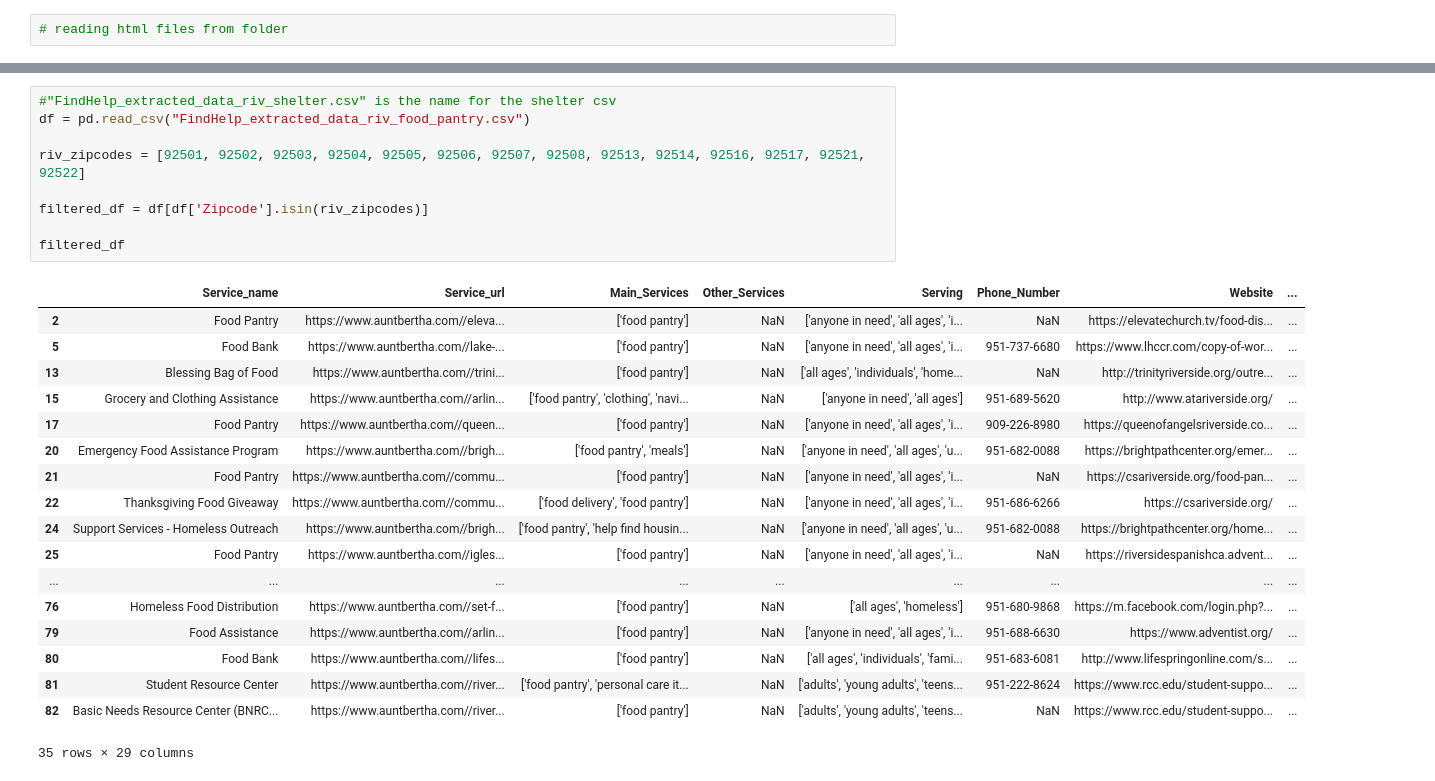
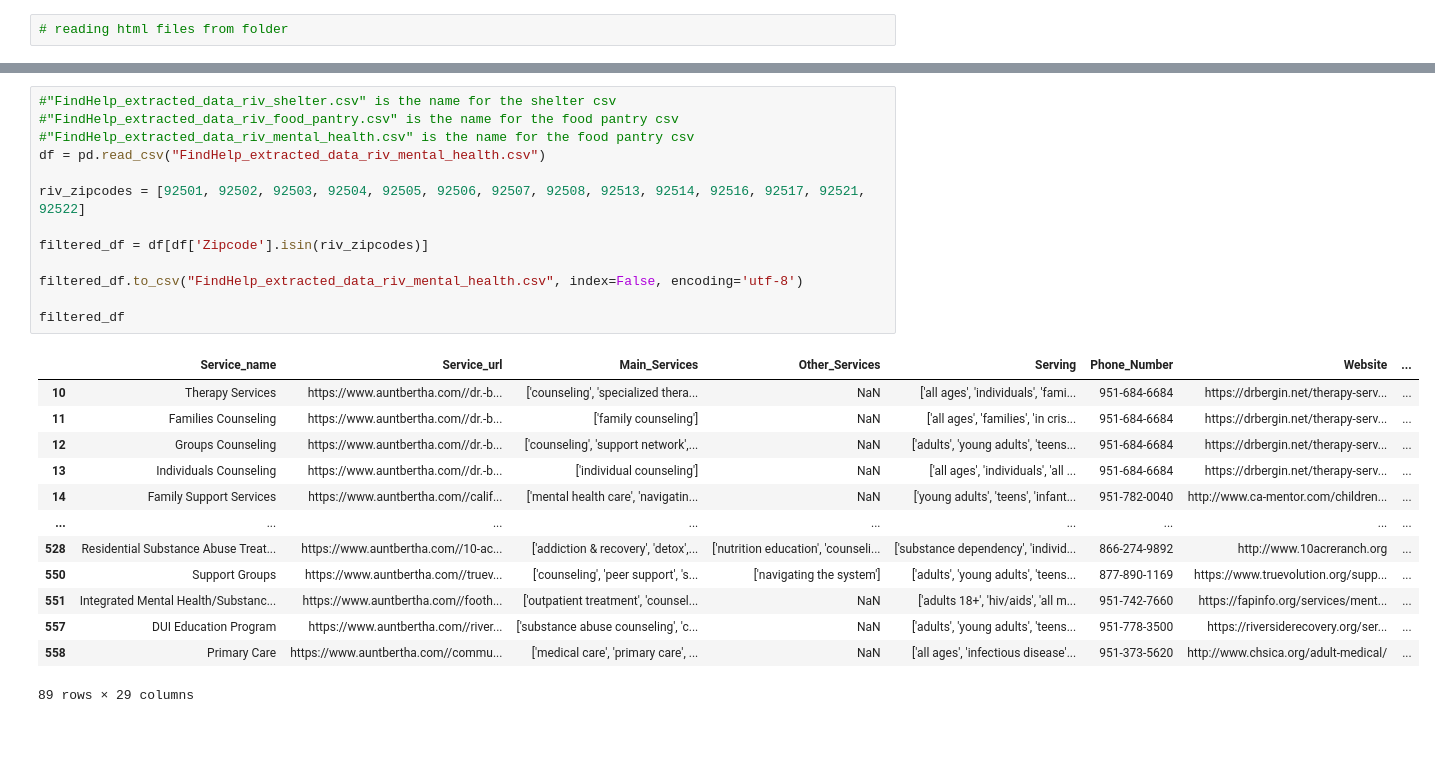
Before and after one commit to TregisD/Homeless_Services_Provider_Interface, a Jupyter notebook: Find_help_parser-Riv.ipynb, the cells around one changed output, grey strips where cells are left out. Saved outputs shown, nothing was run; the diff lists cells and outputs as text; blank space fills up the shorter version.

```diff
--- a/Find_help_parser-Riv.ipynb
+++ b/Find_help_parser-Riv.ipynb
@@ -406,29 +418,28 @@ with open(csv_filename, 'w', newline='', encoding='utf-8') as csv_file:
     csv_writer.writerows(data)
 # %%
 #"FindHelp_extracted_data_riv_shelter.csv" is the name for the shelter csv
-df = pd.read_csv("FindHelp_extracted_data_riv_food_pantry.csv")
+#"FindHelp_extracted_data_riv_food_pantry.csv" is the name for the food pantry csv
+#"FindHelp_extracted_data_riv_mental_health.csv" is the name for the food pantry csv
+df = pd.read_csv("FindHelp_extracted_data_riv_mental_health.csv")
 
 riv_zipcodes = [92501, 92502, 92503, 92504, 92505, 92506, 92507, 92508, 92513, 92514, 92516, 92517, 92521, 92522]
 
 filtered_df = df[df['Zipcode'].isin(riv_zipcodes)]
 
+filtered_df.to_csv("FindHelp_extracted_data_riv_mental_health.csv", index=False, encoding='utf-8')
+
 filtered_df
 # %% [output]
 |  | Service_name | Service_url | Main_Services | Other_Services | Serving | Phone_Number | Website | ... |
-| 2 | Food Pantry | https://www.auntbertha.com//eleva... | ['food pantry'] | NaN | ['anyone in need', 'all ages', 'i... | NaN | https://elevatechurch.tv/food-dis... | ... |
-| 5 | Food Bank | https://www.auntbertha.com//lake-... | ['food pantry'] | NaN | ['anyone in need', 'all ages', 'i... | 951-737-6680 | https://www.lhccr.com/copy-of-wor... | ... |
-| 13 | Blessing Bag of Food | https://www.auntbertha.com//trini... | ['food pantry'] | NaN | ['all ages', 'individuals', 'home... | NaN | http://trinityriverside.org/outre... | ... |
-| 15 | Grocery and Clothing Assistance | https://www.auntbertha.com//arlin... | ['food pantry', 'clothing', 'navi... | NaN | ['anyone in need', 'all ages'] | 951-689-5620 | http://www.atariverside.org/ | ... |
-| 17 | Food Pantry | https://www.auntbertha.com//queen... | ['food pantry'] | NaN | ['anyone in need', 'all ages', 'i... | 909-226-8980 | https://queenofangelsriverside.co... | ... |
-| 20 | Emergency Food Assistance Program | https://www.auntbertha.com//brigh... | ['food pantry', 'meals'] | NaN | ['anyone in need', 'all ages', 'u... | 951-682-0088 | https://brightpathcenter.org/emer... | ... |
-| 21 | Food Pantry | https://www.auntbertha.com//commu... | ['food pantry'] | NaN | ['anyone in need', 'all ages', 'i... | NaN | https://csariverside.org/food-pan... | ... |
-| 22 | Thanksgiving Food Giveaway | https://www.auntbertha.com//commu... | ['food delivery', 'food pantry'] | NaN | ['anyone in need', 'all ages', 'i... | 951-686-6266 | https://csariverside.org/ | ... |
-| 24 | Support Services - Homeless Outreach | https://www.auntbertha.com//brigh... | ['food pantry', 'help find housin... | NaN | ['anyone in need', 'all ages', 'u... | 951-682-0088 | https://brightpathcenter.org/home... | ... |
-| 25 | Food Pantry | https://www.auntbertha.com//igles... | ['food pantry'] | NaN | ['anyone in need', 'all ages', 'i... | NaN | https://riversidespanishca.advent... | ... |
+| 10 | Therapy Services | https://www.auntbertha.com//dr.-b... | ['counseling', 'specialized thera... | NaN | ['all ages', 'individuals', 'fami... | 951-684-6684 | https://drbergin.net/therapy-serv... | ... |
+| 11 | Families Counseling | https://www.auntbertha.com//dr.-b... | ['family counseling'] | NaN | ['all ages', 'families', 'in cris... | 951-684-6684 | https://drbergin.net/therapy-serv... | ... |
+| 12 | Groups Counseling | https://www.auntbertha.com//dr.-b... | ['counseling', 'support network',... | NaN | ['adults', 'young adults', 'teens... | 951-684-6684 | https://drbergin.net/therapy-serv... | ... |
+| 13 | Individuals Counseling | https://www.auntbertha.com//dr.-b... | ['individual counseling'] | NaN | ['all ages', 'individuals', 'all ... | 951-684-6684 | https://drbergin.net/therapy-serv... | ... |
+| 14 | Family Support Services | https://www.auntbertha.com//calif... | ['mental health care', 'navigatin... | NaN | ['young adults', 'teens', 'infant... | 951-782-0040 | http://www.ca-mentor.com/children... | ... |
 | ... | ... | ... | ... | ... | ... | ... | ... | ... |
-| 76 | Homeless Food Distribution | https://www.auntbertha.com//set-f... | ['food pantry'] | NaN | ['all ages', 'homeless'] | 951-680-9868 | https://m.facebook.com/login.php?... | ... |
-| 79 | Food Assistance | https://www.auntbertha.com//arlin... | ['food pantry'] | NaN | ['anyone in need', 'all ages', 'i... | 951-688-6630 | https://www.adventist.org/ | ... |
-| 80 | Food Bank | https://www.auntbertha.com//lifes... | ['food pantry'] | NaN | ['all ages', 'individuals', 'fami... | 951-683-6081 | http://www.lifespringonline.com/s... | ... |
-| 81 | Student Resource Center | https://www.auntbertha.com//river... | ['food pantry', 'personal care it... | NaN | ['adults', 'young adults', 'teens... | 951-222-8624 | https://www.rcc.edu/student-suppo... | ... |
-| 82 | Basic Needs Resource Center (BNRC... | https://www.auntbertha.com//river... | ['food pantry'] | NaN | ['adults', 'young adults', 'teens... | NaN | https://www.rcc.edu/student-suppo... | ... |
+| 528 | Residential Substance Abuse Treat... | https://www.auntbertha.com//10-ac... | ['addiction & recovery', 'detox',... | ['nutrition education', 'counseli... | ['substance dependency', 'individ... | 866-274-9892 | http://www.10acreranch.org | ... |
+| 550 | Support Groups | https://www.auntbertha.com//truev... | ['counseling', 'peer support', 's... | ['navigating the system'] | ['adults', 'young adults', 'teens... | 877-890-1169 | https://www.truevolution.org/supp... | ... |
+| 551 | Integrated Mental Health/Substanc... | https://www.auntbertha.com//footh... | ['outpatient treatment', 'counsel... | NaN | ['adults 18+', 'hiv/aids', 'all m... | 951-742-7660 | https://fapinfo.org/services/ment... | ... |
+| 557 | DUI Education Program | https://www.auntbertha.com//river... | ['substance abuse counseling', 'c... | NaN | ['adults', 'young adults', 'teens... | 951-778-3500 | https://riversiderecovery.org/ser... | ... |
+| 558 | Primary Care | https://www.auntbertha.com//commu... | ['medical care', 'primary care', ... | NaN | ['all ages', 'infectious disease'... | 951-373-5620 | http://www.chsica.org/adult-medical/ | ... |
-35 rows × 29 columns
+89 rows × 29 columns
```
Also changed, not shown: parts of 2 cells of this notebook.
